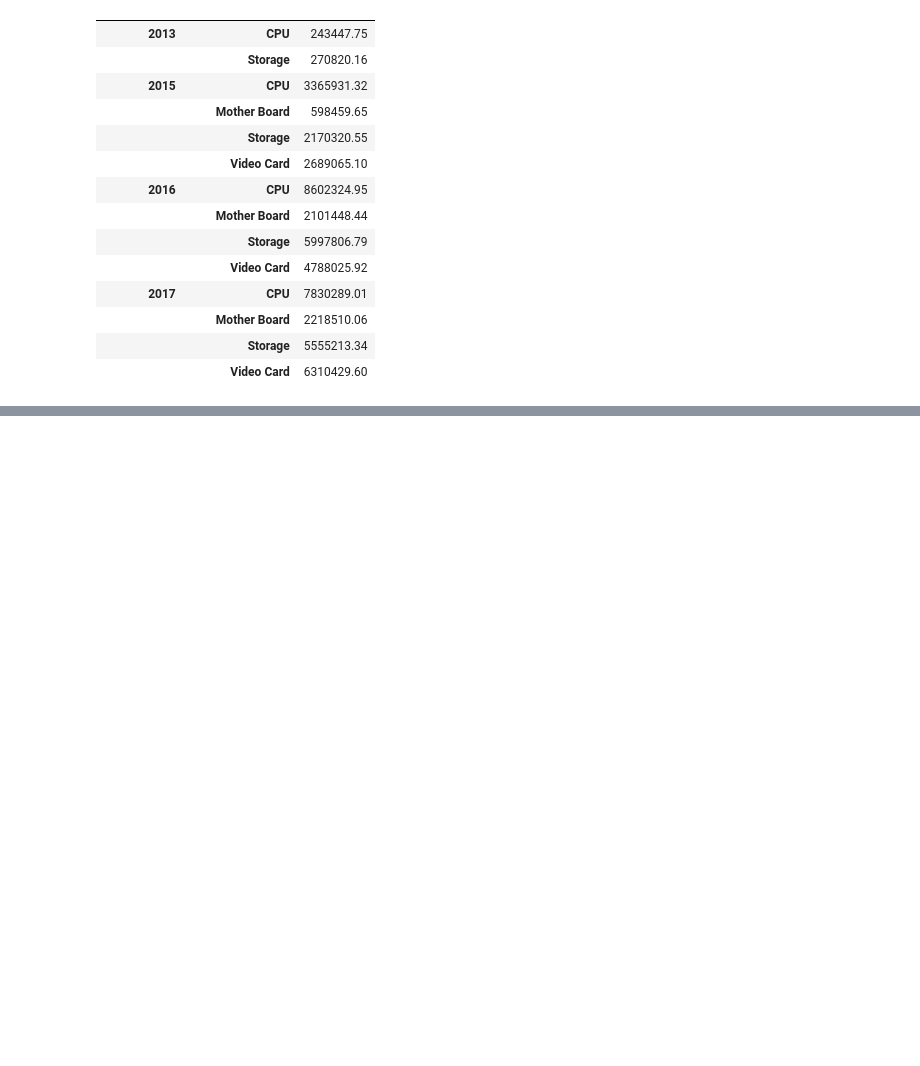
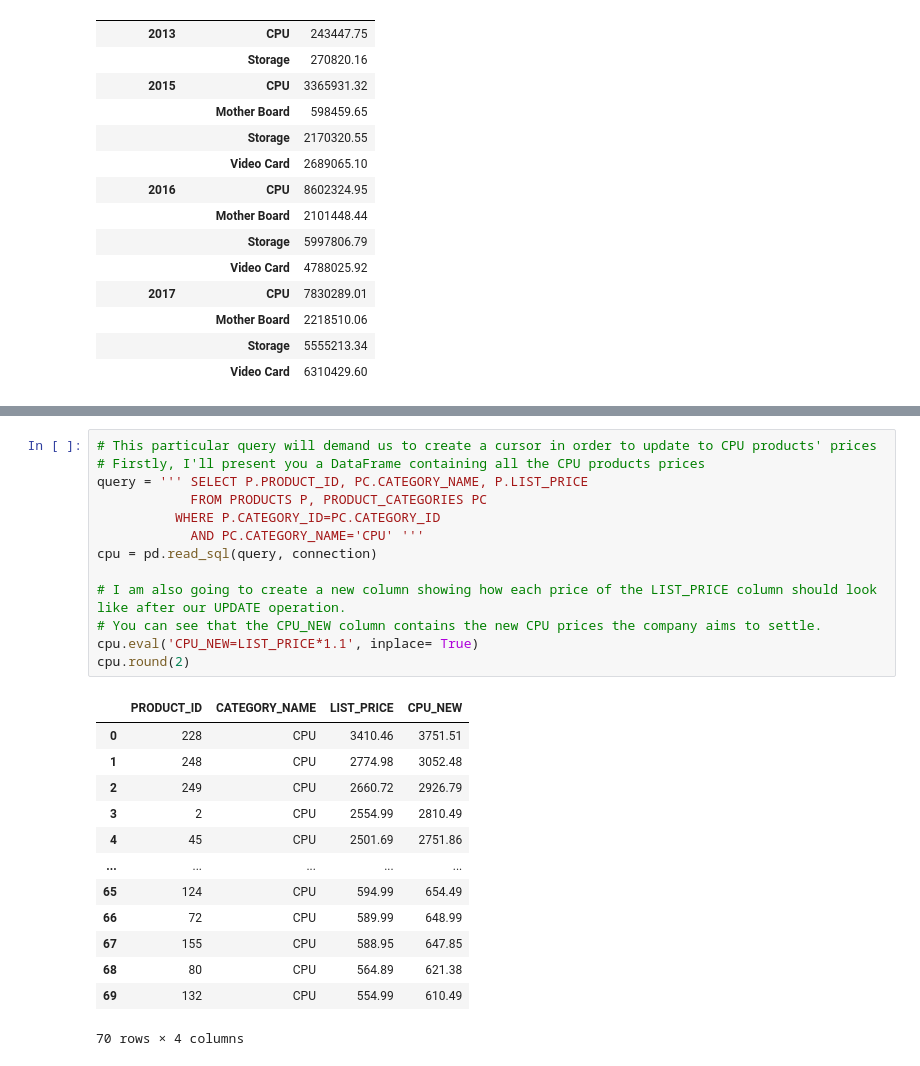
Before and after one commit to felipesveiga/Oracle-1, a Jupyter notebook: python_cx_oracle.ipynb, the cells around one changed output, grey strips where cells are left out. Cells and saved outputs as stored; diff of their text form; blank space fills up the shorter version.

```diff
--- a/python_cx_oracle.ipynb
+++ b/python_cx_oracle.ipynb
@@ -173,0 +192,27 @@ display(revenue)
+# %%
+# This particular query will demand us to create a cursor in order to update to CPU products' prices
+# Firstly, I'll present you a DataFrame containing all the CPU products prices
+query = ''' SELECT P.PRODUCT_ID, PC.CATEGORY_NAME, P.LIST_PRICE
+            FROM PRODUCTS P, PRODUCT_CATEGORIES PC
+          WHERE P.CATEGORY_ID=PC.CATEGORY_ID
+            AND PC.CATEGORY_NAME='CPU' '''
+cpu = pd.read_sql(query, connection)
+
+# I am also going to create a new column showing how each price of the LIST_PRICE column should look like after our UPDATE operation.
+# You can see that the CPU_NEW column contains the new CPU prices the company aims to settle.
+cpu.eval('CPU_NEW=LIST_PRICE*1.1', inplace= True)
+cpu.round(2)
+# %% [output]
+|  | PRODUCT_ID | CATEGORY_NAME | LIST_PRICE | CPU_NEW |
+| 0 | 228 | CPU | 3410.46 | 3751.51 |
+| 1 | 248 | CPU | 2774.98 | 3052.48 |
+| 2 | 249 | CPU | 2660.72 | 2926.79 |
+| 3 | 2 | CPU | 2554.99 | 2810.49 |
+| 4 | 45 | CPU | 2501.69 | 2751.86 |
+| ... | ... | ... | ... | ... |
+| 65 | 124 | CPU | 594.99 | 654.49 |
+| 66 | 72 | CPU | 589.99 | 648.99 |
+| 67 | 155 | CPU | 588.95 | 647.85 |
+| 68 | 80 | CPU | 564.89 | 621.38 |
+| 69 | 132 | CPU | 554.99 | 610.49 |
+70 rows × 4 columns
```
Also changed, not shown: parts of 4 cells of this notebook.
